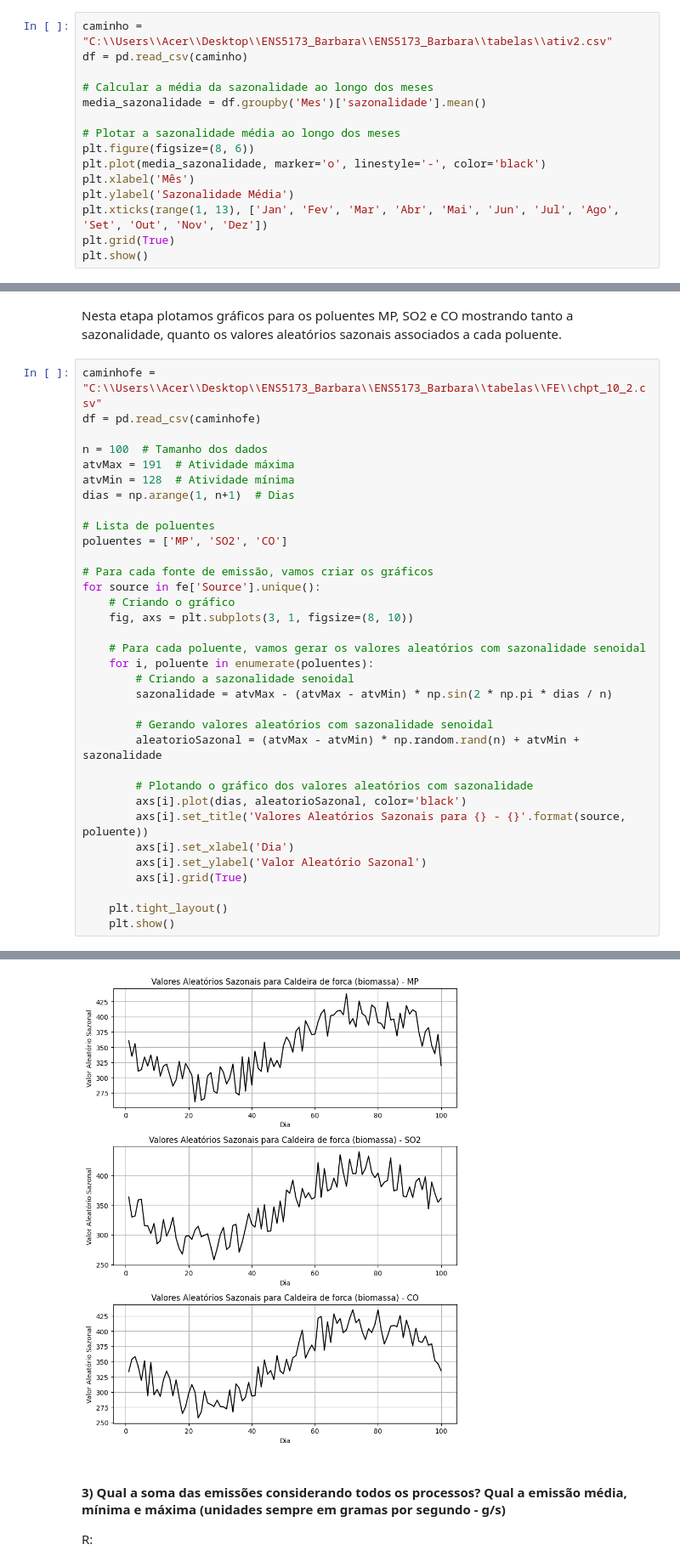
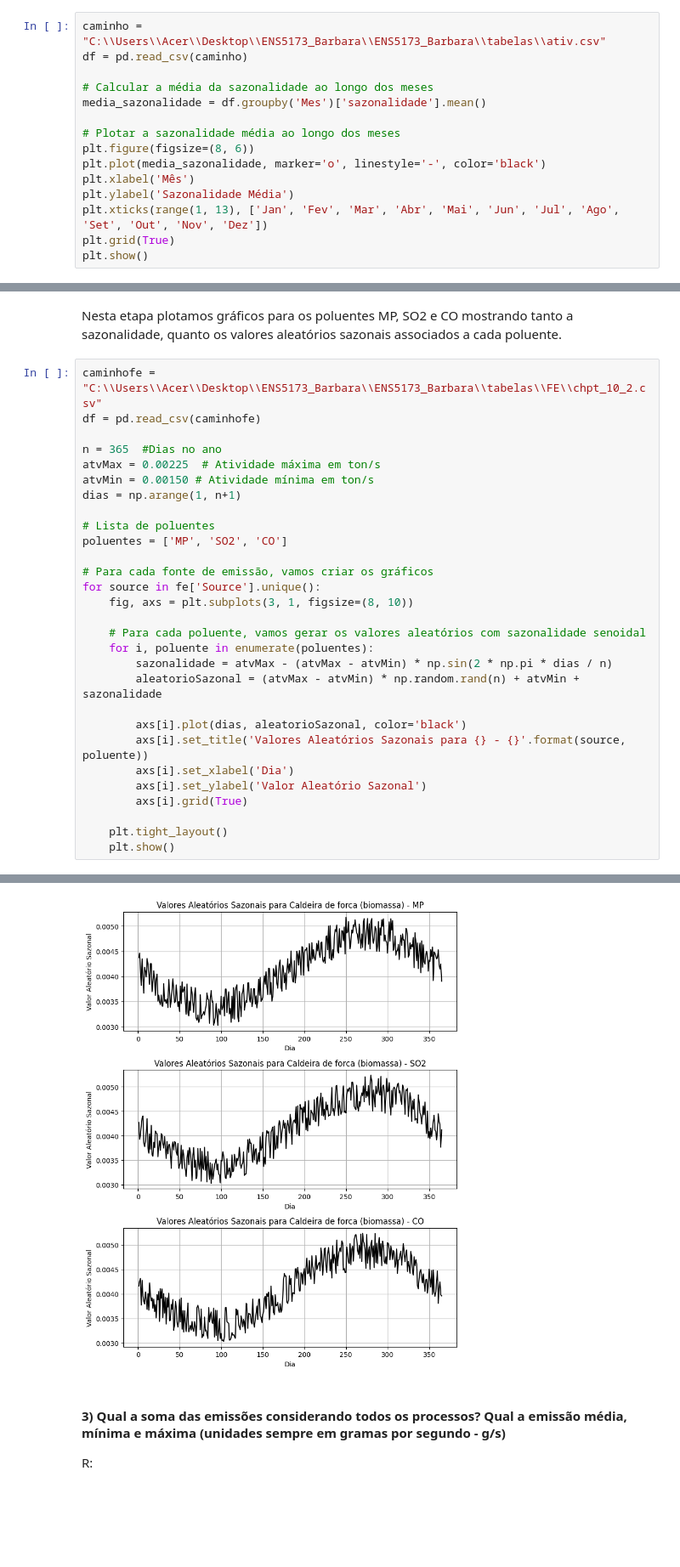
Before and after one commit to BarbaraGirardi07/ENS5173_Barbara, a Jupyter notebook: Atividade01_Parte01.ipynb, the cells around one changed output, grey strips where cells are left out. Shown at 85% size. Drawn from its saved outputs; the diff is of its cells as text; blank space fills up the shorter version.

```diff
--- a/Atividade01_Parte01.ipynb
+++ b/Atividade01_Parte01.ipynb
@@ -300,7 +302,7 @@ Este gráfico representa a atividade sazonal de produção pelos meses do ano. O
 #### 2)Qual a variabilidade temporal da taxa de atividade? Estime esta taxa e demonstre a componente sazonal (variabilidade entre meses) e aleatória?
     R: Apresentado a seguir
 # %%
-caminho = "C:\\Users\\Acer\\Desktop\\ENS5173_Barbara\\ENS5173_Barbara\\tabelas\\ativ2.csv"
+caminho = "C:\\Users\\Acer\\Desktop\\ENS5173_Barbara\\ENS5173_Barbara\\tabelas\\ativ.csv"
 df = pd.read_csv(caminho)
 
 # Calcular a média da sazonalidade ao longo dos meses
@@ -356,28 +358,23 @@ Nesta etapa plotamos gráficos para os poluentes MP, SO2 e CO mostrando tanto a
 caminhofe = "C:\\Users\\Acer\\Desktop\\ENS5173_Barbara\\ENS5173_Barbara\\tabelas\\FE\\chpt_10_2.csv"
 df = pd.read_csv(caminhofe)
 
-n = 100  # Tamanho dos dados
-atvMax = 191  # Atividade máxima
-atvMin = 128  # Atividade mínima
-dias = np.arange(1, n+1)  # Dias
+n = 365  #Dias no ano
+atvMax = 0.00225  # Atividade máxima em ton/s
+atvMin = 0.00150 # Atividade mínima em ton/s
+dias = np.arange(1, n+1)
 
 # Lista de poluentes
 poluentes = ['MP', 'SO2', 'CO']
 
 # Para cada fonte de emissão, vamos criar os gráficos
 for source in fe['Source'].unique():
-    # Criando o gráfico
     fig, axs = plt.subplots(3, 1, figsize=(8, 10))
 
     # Para cada poluente, vamos gerar os valores aleatórios com sazonalidade senoidal
     for i, poluente in enumerate(poluentes):
-        # Criando a sazonalidade senoidal
         sazonalidade = atvMax - (atvMax - atvMin) * np.sin(2 * np.pi * dias / n)
-
-        # Gerando valores aleatórios com sazonalidade senoidal
         aleatorioSazonal = (atvMax - atvMin) * np.random.rand(n) + atvMin + sazonalidade
 
-        # Plotando o gráfico dos valores aleatórios com sazonalidade
         axs[i].plot(dias, aleatorioSazonal, color='black')
         axs[i].set_title('Valores Aleatórios Sazonais para {} - {}'.format(source, poluente))
         axs[i].set_xlabel('Dia')
@@ -393,4 +390,4 @@ for source in fe['Source'].unique():
-[figure, old version]
+[figure, new version]
 # %% [markdown]
 #### 3) Qual a soma das emissões considerando todos os processos? Qual a emissão média, mínima e máxima (unidades sempre em gramas por segundo - g/s)
 R:
```
Also changed, not shown: parts of 8 cells of this notebook.
